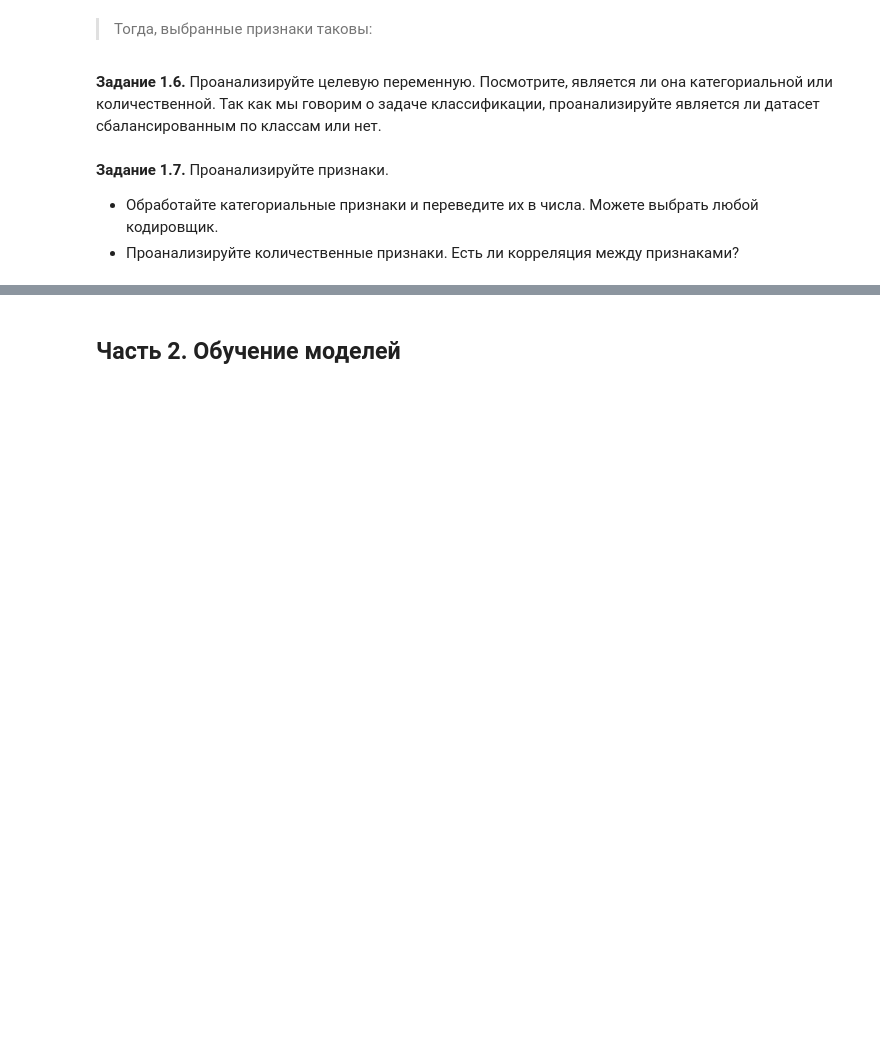
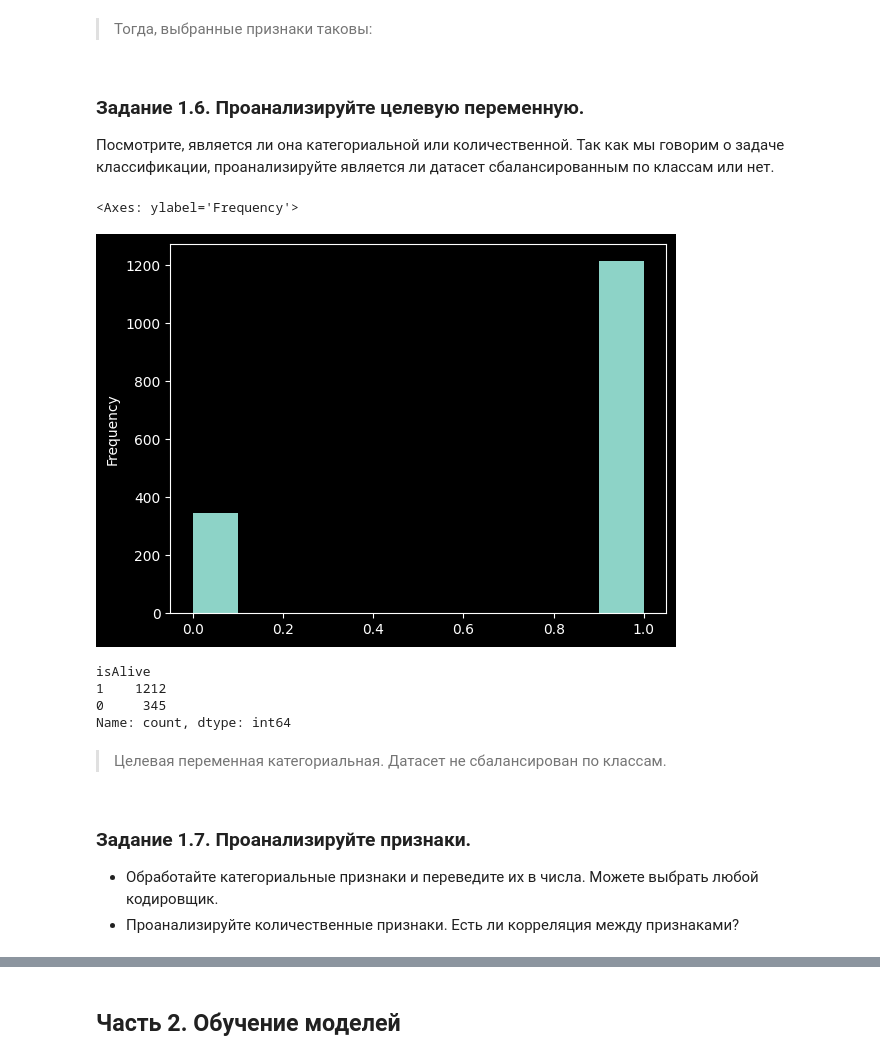
Before and after one commit to relicks/dls-2024-1, a Jupyter notebook: notebooks/hws/4_2_game_of_thrones_prediction.ipynb, the cells around one changed output, grey strips where cells are left out. Saved outputs shown, nothing was run; the diff lists cells and outputs as text; code cells hidden in the pictures; blank space fills up the shorter version.

```diff
--- a/notebooks/hws/4_2_game_of_thrones_prediction.ipynb
+++ b/notebooks/hws/4_2_game_of_thrones_prediction.ipynb
@@ -375,7 +364,25 @@ selected_features = [
 ]
 # %% [markdown]
-**Задание 1.6.** Проанализируйте целевую переменную. Посмотрите, является ли она категориальной или количественной. Так как мы говорим о задаче классификации, проанализируйте является ли датасет сбалансированным по классам или нет.
+### **Задание 1.6.** Проанализируйте целевую переменную.
+
+Посмотрите, является ли она категориальной или количественной. Так как мы говорим о задаче классификации, проанализируйте является ли датасет сбалансированным по классам или нет.
+# %%
+target = dataset.loc[:, "isAlive"]
+target.plot.hist()
+# %% [output]
+<Axes: ylabel='Frequency'>
+[figure, added]
+# %%
+target.value_counts()
+# %% [output]
+isAlive
+1    1212
+0     345
+Name: count, dtype: int64
+# %% [markdown]
+> Целевая переменная категориальная. Датасет не сбалансирован по классам.
 # %% [markdown]
-**Задание 1.7.** Проанализируйте признаки.
+### **Задание 1.7.** Проанализируйте признаки.
+
   * Обработайте категориальные признаки и переведите их в числа. Можете выбрать любой кодировщик.
   * Проанализируйте количественные признаки. Есть ли корреляция между признаками?
```
Also changed, not shown: parts of 34 cells of this notebook, 1 other file.
